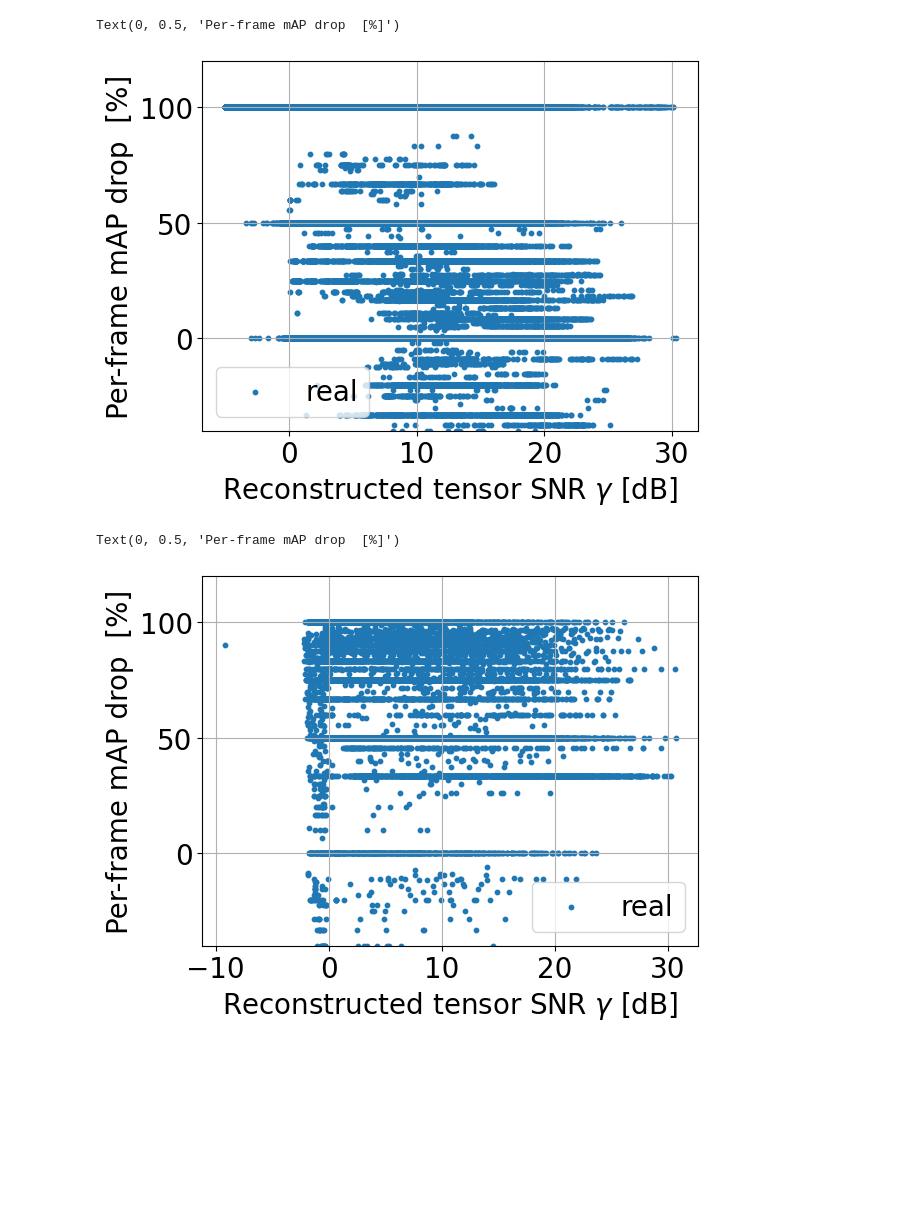
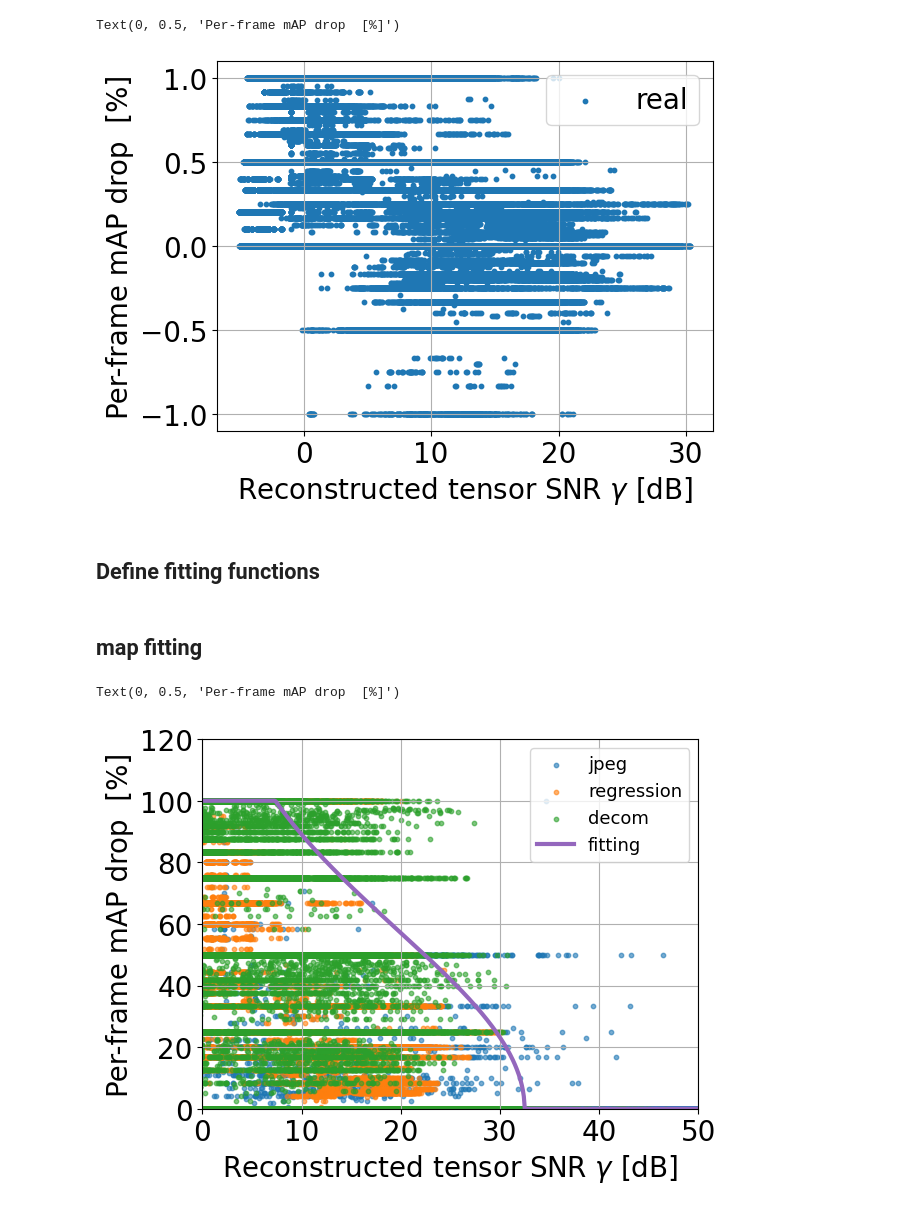
Before and after one commit to Rexyyj/split_DNN_framework, a Jupyter notebook: stable_tests/plot/snr_sen_drop_vidvrd.ipynb, the cells around one changed output. Cells and saved outputs as stored; diff of their text form; code cells hidden in the pictures; blank space fills up the shorter version.

```diff
--- a/stable_tests/plot/snr_sen_drop_vidvrd.ipynb
+++ b/stable_tests/plot/snr_sen_drop_vidvrd.ipynb
@@ -123,14 +130,14 @@ plt.scatter(snr_cleaned_reg, map_diff_reg, s=10,label="real")
 plt.legend()
 plt.grid()
 # plt.xlim([0, 40])
-plt.ylim([-40,120])
+# plt.ylim([-40,120])
 plt.xlabel("Reconstructed tensor SNR $\gamma$ [dB]")
 plt.ylabel("Per-frame mAP drop  [%]")
 # plt.autoscale(axis="x",tight=True)
 # plt.savefig("./map_drop.pdf")
 # %% [output]
 Text(0, 0.5, 'Per-frame mAP drop  [%]')
-[figure, old version]
+[figure, new version]
 # %%
 pruning = [0.0, 0.05, 0.1, 0.15, 0.2, 0.25,0.3,0.35]
 quality = [2,4,6,8,10]
@@ -167,23 +176,5 @@ sens_raw = np.array(sens_raw)
 snr_cleaned_decom = snr[np.isnan(snr) ==False]
 map_diff_decom = map_diff[np.isnan(snr) ==False]
 sens_diff_decom = sens_diff[np.isnan(snr) ==False]
-# %%
-
-# plt.figure(figsize=(4,3))
-plt.figure()
-plt.scatter(snr_cleaned_decom, map_diff_decom, s=10,label="real")
-# plt.scatter(snr_cleaned, sens_diff, s=10, label= "sens_drop")
-# plt.plot(np.concatenate((neg_upper_bound_x,upper_bound_x)), np.concatenate((neg_upper_bound_map,upper_bound_map)), linewidth=3.0,color="tab:cyan",label="mAP_drop_UPbound")
-# plt.plot(np.concatenate((neg_upper_bound_x,upper_bound_x)), np.concatenate((neg_upper_bound_sens,upper_bound_sens)),linewidth=3.0,color="tab:olive", label="Sens_drop_UPbound")
-# plt.plot(gaussian_x,log_norm_values*(75/lap0)+25,color="tab:orange",label="estimation" )
-plt.legend()
-plt.grid()
-# plt.xlim([0, 40])
-plt.ylim([-40,120])
-plt.xlabel("Reconstructed tensor SNR $\gamma$ [dB]")
-plt.ylabel("Per-frame mAP drop  [%]")
-# plt.autoscale(axis="x",tight=True)
-# plt.savefig("./map_drop.pdf")
-# %% [output]
-Text(0, 0.5, 'Per-frame mAP drop  [%]')
-[figure, removed]
+# %% [markdown]
+## Define fitting functions
@@ -189,0 +238,34 @@ Text(0, 0.5, 'Per-frame mAP drop  [%]')
+# %% [markdown]
+## map fitting
+# %%
+snrs = np.concatenate((snr_cleaned_jpeg,snr_cleaned_reg,snr_cleaned_decom ))
+map_drop= np.concatenate((map_diff_jpeg,map_diff_reg,map_diff_decom))
+# snrs = np.concatenate((snr_cleaned_jpeg,snr_cleaned_reg ))
+# map_drop= np.concatenate((map_diff_jpeg,map_diff_reg))
+param_map = get_fitting_params(snrs,map_drop)
+# %%
+test_x = np.arange(0,50,0.1)
+
+test_y = []
+for x in test_x:
+    test_y.append(fitting_fun(x,param_map[0], param_map[1])*100)
+# %%
+plt.figure()
+
+plt.scatter(snr_cleaned_jpeg, map_diff_jpeg*100,s =10,color="tab:blue", alpha=0.6,label="jpeg" )
+plt.scatter(snr_cleaned_reg, map_diff_reg*100,s=10,color="tab:orange",  alpha=0.6,label="regression" )
+plt.scatter(snr_cleaned_decom, map_diff_decom*100,color="tab:green", alpha=0.6, s=10,label="decom" )
+plt.plot(test_x, test_y, color="tab:purple",linewidth=3.0 ,label="fitting")
+
+# plt.scatter( map_diff_jpeg,snr_cleaned_jpeg/100,s =10,label="jpeg" )
+# plt.scatter( map_diff_reg,  snr_cleaned_reg/100,s=10,label="regression" )
+# plt.scatter(map_diff_decom, snr_cleaned_decom/100, s=10,label="decom" )
+plt.ylim([0,120])
+plt.xlim([0,50])
+plt.legend(loc="upper right", fontsize=13)
+plt.grid()
+plt.xlabel("Reconstructed tensor SNR $\gamma$ [dB]")
+plt.ylabel("Per-frame mAP drop  [%]")
+# %% [output]
+Text(0, 0.5, 'Per-frame mAP drop  [%]')
+[figure, added]
```
Also changed, not shown: parts of 13 cells of this notebook, 2 other files.
